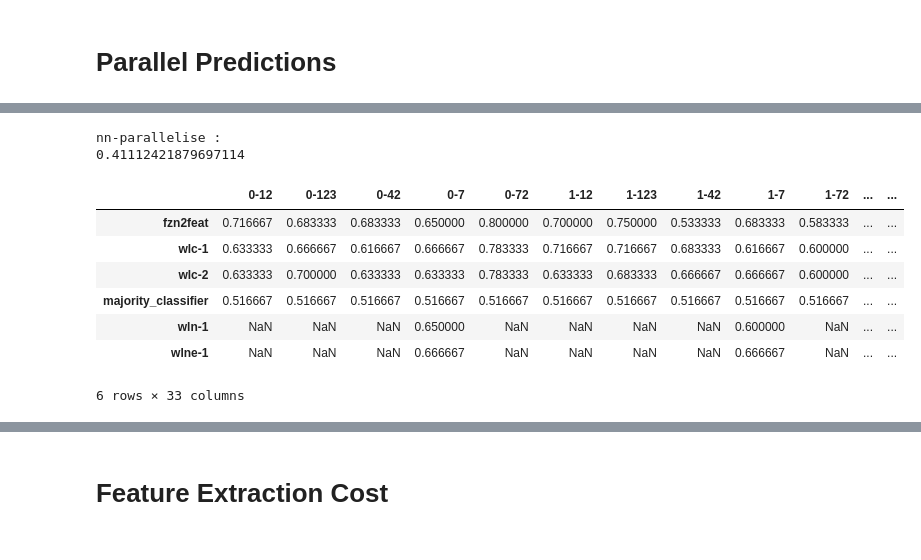
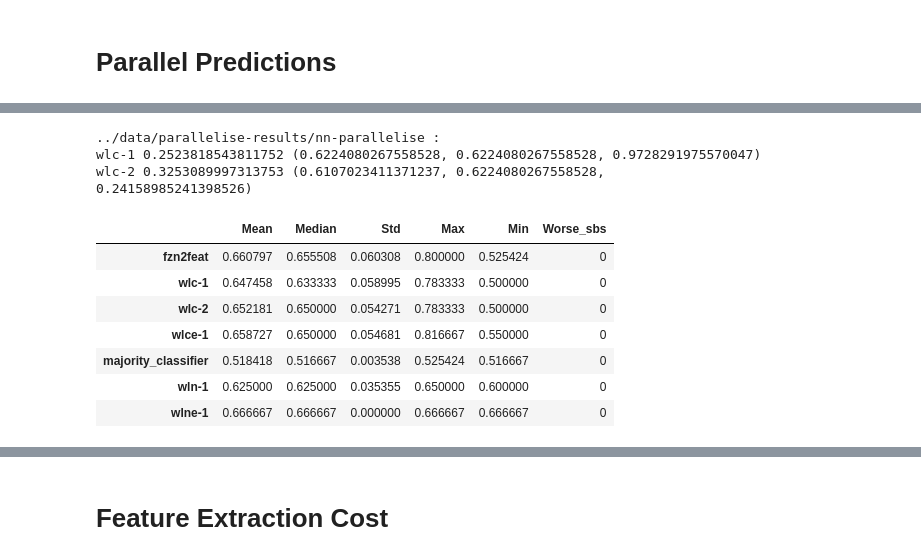
Before and after one commit to SeppiaBrilla/fzngraph_features, a Jupyter notebook: analysis/images.ipynb, the cells around one changed output, grey strips where cells are left out. Saved outputs shown, nothing was run; the diff lists cells and outputs as text; code cells hidden in the pictures.

```diff
--- a/analysis/images.ipynb
+++ b/analysis/images.ipynb
@@ -470,20 +735,26 @@ data/parallelise-results/svc-parallelise :
 # %%
-for folder in ['nn-parallelise']:
-    print(folder, ':')
-    res = get_parallel_results(folder)
-    fzn2feat_nn = list(res['fzn2feat'].values())
-    wlc1 = list(res['wlc-1'].values())
-    t_stat, p_value = stats.wilcoxon(wlc1, fzn2feat_nn)
-    print(p_value)
-    display(to_table(res, key=str))
+folder = '../data/parallelise-results/nn-parallelise'
+print(folder, ':')
+res = get_parallel_results(folder)
+fzn2feat = list(res['fzn2feat'].values())
+t_stat, p_value = stats.wilcoxon(list(res['wlc-1'].values()), fzn2feat)
+print("wlc-1", p_value, compare_par_results(('wlc-1', 'svc'),('fzn2feat', 'svc'), '../data/parallelise-results'))
+t_stat, p_value = stats.wilcoxon(list(res['wlc-2'].values()), fzn2feat)
+print("wlc-2", p_value, compare_par_results(('wlc-2', 'svc'),('fzn2feat', 'svc'), '../data/parallelise-results'))
+# t_stat, p_value = stats.wilcoxon(list(res['wlce-1'].values()), fzn2feat)
+# print("wlce-1", p_value, compare_par_results(('wlce-1', 'svc'),('fzn2feat', 'svc'), '../data/parallelise-results'))
+# t_stat, p_value = stats.wilcoxon(list(res['wlce-2'].values()), fzn2feat)
+# print("wlce-2", p_value, compare_par_results(('wlce-2', 'svc'),('fzn2feat', 'svc'), '../data/parallelise-results'))
+display(to_table(res))
 # %% [output]
-nn-parallelise :
-0.41112421879697114
+../data/parallelise-results/nn-parallelise :
+wlc-1 0.2523818543811752 (0.6224080267558528, 0.6224080267558528, 0.9728291975570047)
+wlc-2 0.3253089997313753 (0.6107023411371237, 0.6224080267558528, 0.24158985241398526)
-|  | 0-12 | 0-123 | 0-42 | 0-7 | 0-72 | 1-12 | 1-123 | 1-42 | 1-7 | 1-72 | ... | ... |
-| fzn2feat | 0.716667 | 0.683333 | 0.683333 | 0.650000 | 0.800000 | 0.700000 | 0.750000 | 0.533333 | 0.683333 | 0.583333 | ... | ... |
-| wlc-1 | 0.633333 | 0.666667 | 0.616667 | 0.666667 | 0.783333 | 0.716667 | 0.716667 | 0.683333 | 0.616667 | 0.600000 | ... | ... |
-| wlc-2 | 0.633333 | 0.700000 | 0.633333 | 0.633333 | 0.783333 | 0.633333 | 0.683333 | 0.666667 | 0.666667 | 0.600000 | ... | ... |
-| majority_classifier | 0.516667 | 0.516667 | 0.516667 | 0.516667 | 0.516667 | 0.516667 | 0.516667 | 0.516667 | 0.516667 | 0.516667 | ... | ... |
-| wln-1 | NaN | NaN | NaN | 0.650000 | NaN | NaN | NaN | NaN | 0.600000 | NaN | ... | ... |
-| wlne-1 | NaN | NaN | NaN | 0.666667 | NaN | NaN | NaN | NaN | 0.666667 | NaN | ... | ... |
+|  | Mean | Median | Std | Max | Min | Worse_sbs |
+| fzn2feat | 0.660797 | 0.655508 | 0.060308 | 0.800000 | 0.525424 | 0 |
+| wlc-1 | 0.647458 | 0.633333 | 0.058995 | 0.783333 | 0.500000 | 0 |
+| wlc-2 | 0.652181 | 0.650000 | 0.054271 | 0.783333 | 0.500000 | 0 |
+| wlce-1 | 0.658727 | 0.650000 | 0.054681 | 0.816667 | 0.550000 | 0 |
+| majority_classifier | 0.518418 | 0.516667 | 0.003538 | 0.525424 | 0.516667 | 0 |
+| wln-1 | 0.625000 | 0.625000 | 0.035355 | 0.650000 | 0.600000 | 0 |
+| wlne-1 | 0.666667 | 0.666667 | 0.000000 | 0.666667 | 0.666667 | 0 |
-6 rows × 33 columns
```
Also changed, not shown: parts of 49 cells of this notebook, 1 other file.
